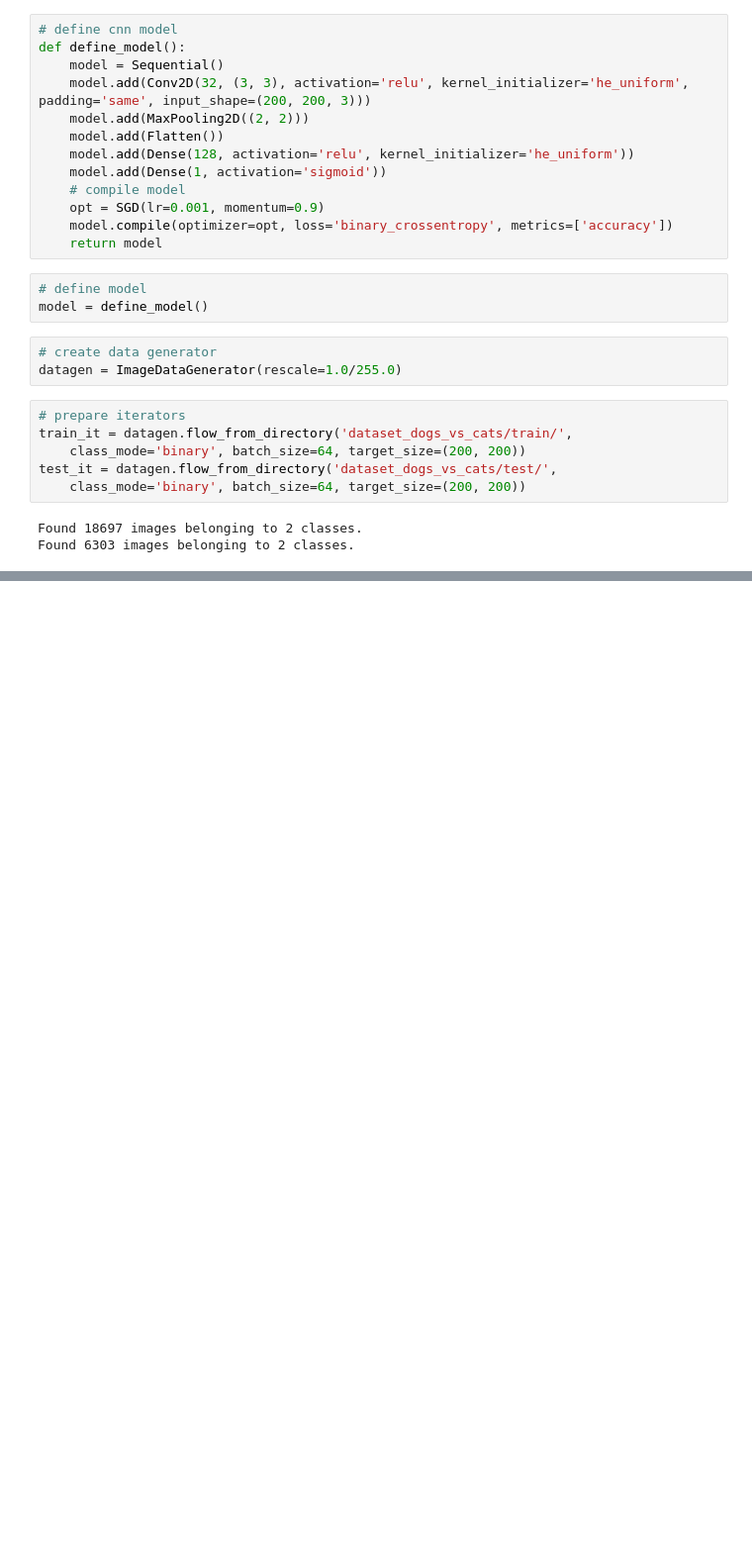
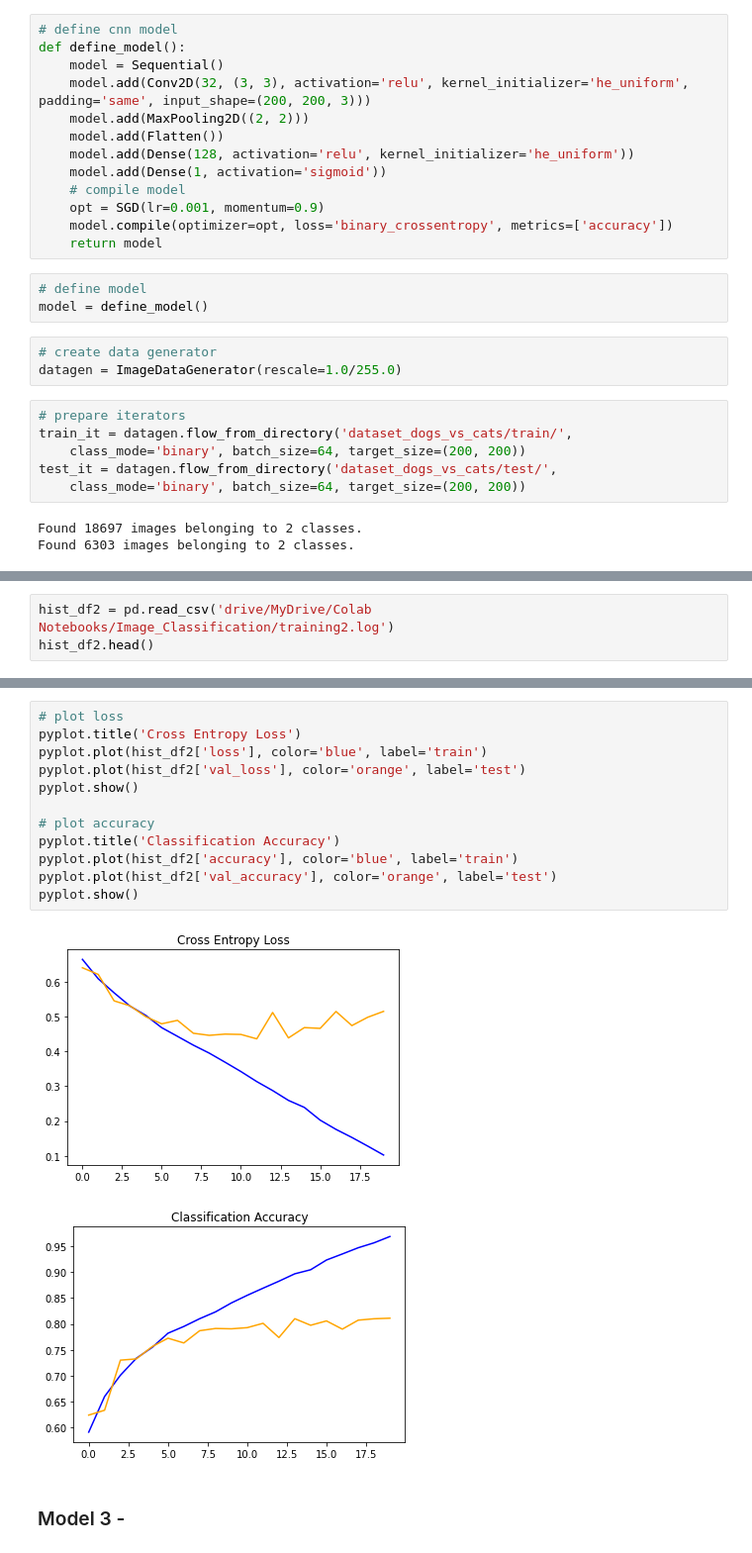
Before and after one commit to DrakeData/Image_Classification, a Jupyter notebook: Image_Classification_Main.ipynb, the cells around one changed output, grey strips where cells are left out. Shown at 99% size. Saved outputs shown, nothing was run; the diff lists cells and outputs as text; blank space fills up the shorter version.

```diff
--- a/Image_Classification_Main.ipynb
+++ b/Image_Classification_Main.ipynb
@@ -272,0 +321,3 @@ model = load_model('my_model.h5')
+# %%
+hist_df2 = pd.read_csv('drive/MyDrive/Colab Notebooks/Image_Classification/training2.log')
+hist_df2.head()
@@ -272,0 +331,17 @@ model = load_model('my_model.h5')
+# %%
+# plot loss
+pyplot.title('Cross Entropy Loss')
+pyplot.plot(hist_df2['loss'], color='blue', label='train')
+pyplot.plot(hist_df2['val_loss'], color='orange', label='test')
+pyplot.show()
+
+# plot accuracy
+pyplot.title('Classification Accuracy')
+pyplot.plot(hist_df2['accuracy'], color='blue', label='train')
+pyplot.plot(hist_df2['val_accuracy'], color='orange', label='test')
+pyplot.show()
+# %% [output]
+[figure, added]
+[figure, added]
+# %% [markdown]
+### Model 3 -
```
Also changed, not shown: parts of 36 cells of this notebook.
